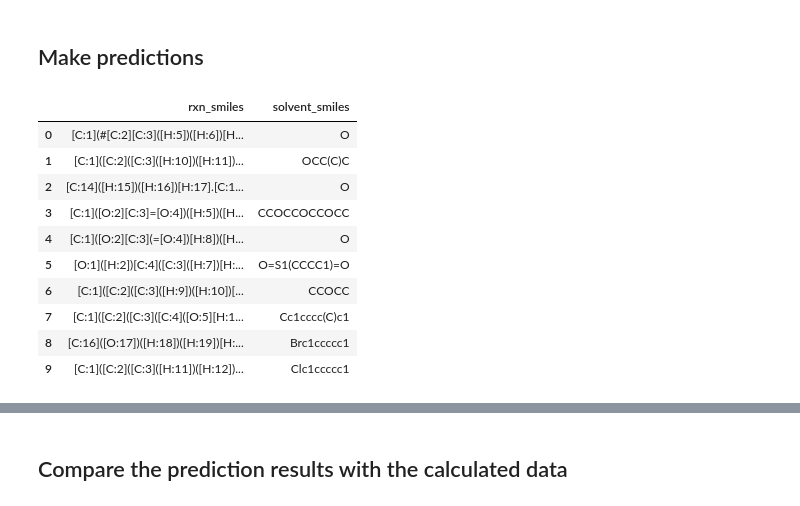
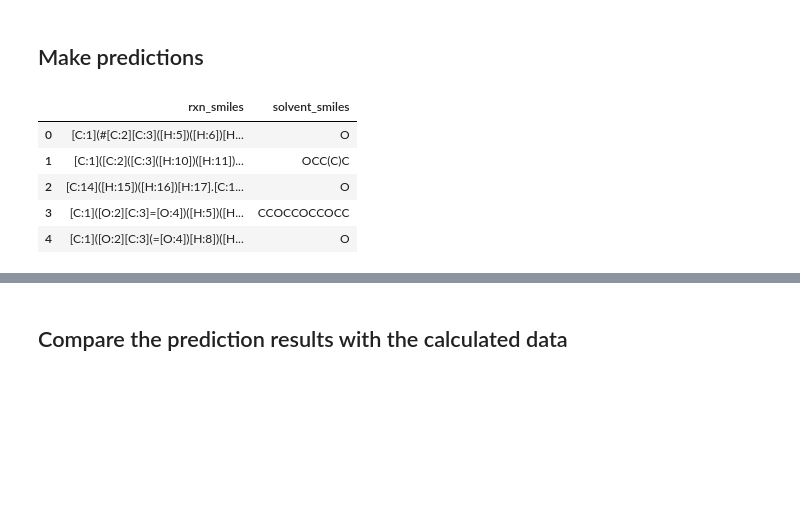
Before and after one commit to HQueue14/chemprop, a Jupyter notebook: sample_scripts_for_ML_models/sample_file_predicting_ddGsolv_ddHsolv_using_ML.ipynb, the cells around one changed output, grey strips where cells are left out. Drawn from its saved outputs; the diff is of its cells as text; code cells hidden in the pictures; blank space fills up the shorter version.

```diff
--- a/sample_scripts_for_ML_models/sample_file_predicting_ddGsolv_ddHsolv_using_ML.ipynb
+++ b/sample_scripts_for_ML_models/sample_file_predicting_ddGsolv_ddHsolv_using_ML.ipynb
@@ -15,21 +15,6 @@ import matplotlib.pyplot as plt
 from sklearn.metrics import r2_score, mean_absolute_error, mean_squared_error
 # %% [markdown]
 ## Make predictions
-# %%
-reaction_reg_df = pd.read_csv('sample_input_file.csv')
-reaction_reg_df
-# %% [output]
-|  | rxn_smiles | solvent_smiles |
-| 0 | [C:1](#[C:2][C:3]([H:5])([H:6])[H... | O |
-| 1 | [C:1]([C:2]([C:3]([H:10])([H:11])... | OCC(C)C |
-| 2 | [C:14]([H:15])([H:16])[H:17].[C:1... | O |
-| 3 | [C:1]([O:2][C:3]=[O:4])([H:5])([H... | CCOCCOCCOCC |
-| 4 | [C:1]([O:2][C:3](=[O:4])[H:8])([H... | O |
-| 5 | [O:1]([H:2])[C:4]([C:3]([H:7])[H:... | O=S1(CCCC1)=O |
-| 6 | [C:1]([C:2]([C:3]([H:9])([H:10])[... | CCOCC |
-| 7 | [C:1]([C:2]([C:3]([C:4]([O:5][H:1... | Cc1cccc(C)c1 |
-| 8 | [C:16]([O:17])([H:18])([H:19])[H:... | Brc1ccccc1 |
-| 9 | [C:1]([C:2]([C:3]([H:11])([H:12])... | Clc1ccccc1 |
 # %%
 # Set the path to the model file and arguments
 
@@ -44,3 +30,14 @@ arguments = [
 ]
+# %%
+data = pd.read_csv("sample_input_file.csv")
+# %%
+data.head()
+# %% [output]
+|  | rxn_smiles | solvent_smiles |
+| 0 | [C:1](#[C:2][C:3]([H:5])([H:6])[H... | O |
+| 1 | [C:1]([C:2]([C:3]([H:10])([H:11])... | OCC(C)C |
+| 2 | [C:14]([H:15])([H:16])[H:17].[C:1... | O |
+| 3 | [C:1]([O:2][C:3]=[O:4])([H:5])([H... | CCOCCOCCOCC |
+| 4 | [C:1]([O:2][C:3](=[O:4])[H:8])([H... | O |
 # %%
 # make predictions
```
Also changed, not shown: parts of 2 cells of this notebook, 5 other files.
